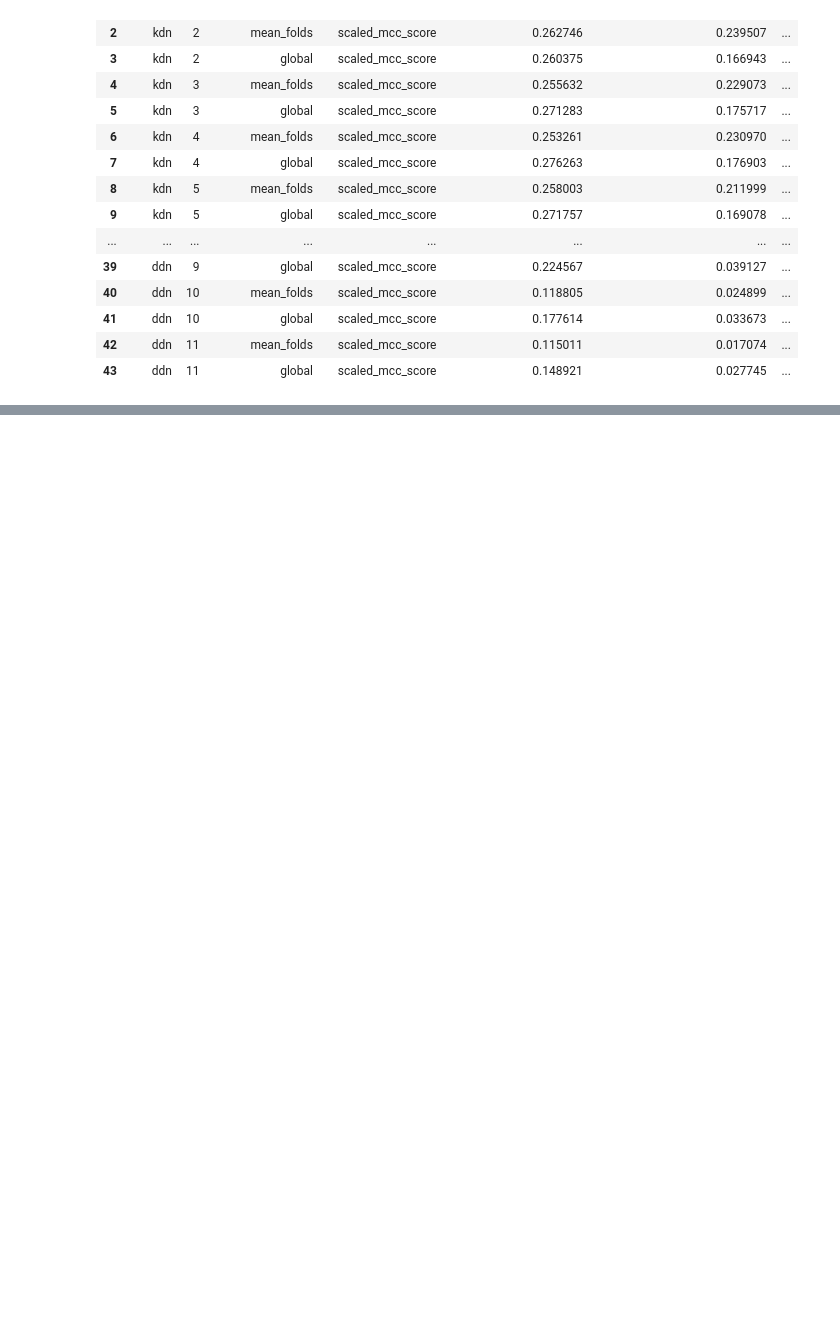
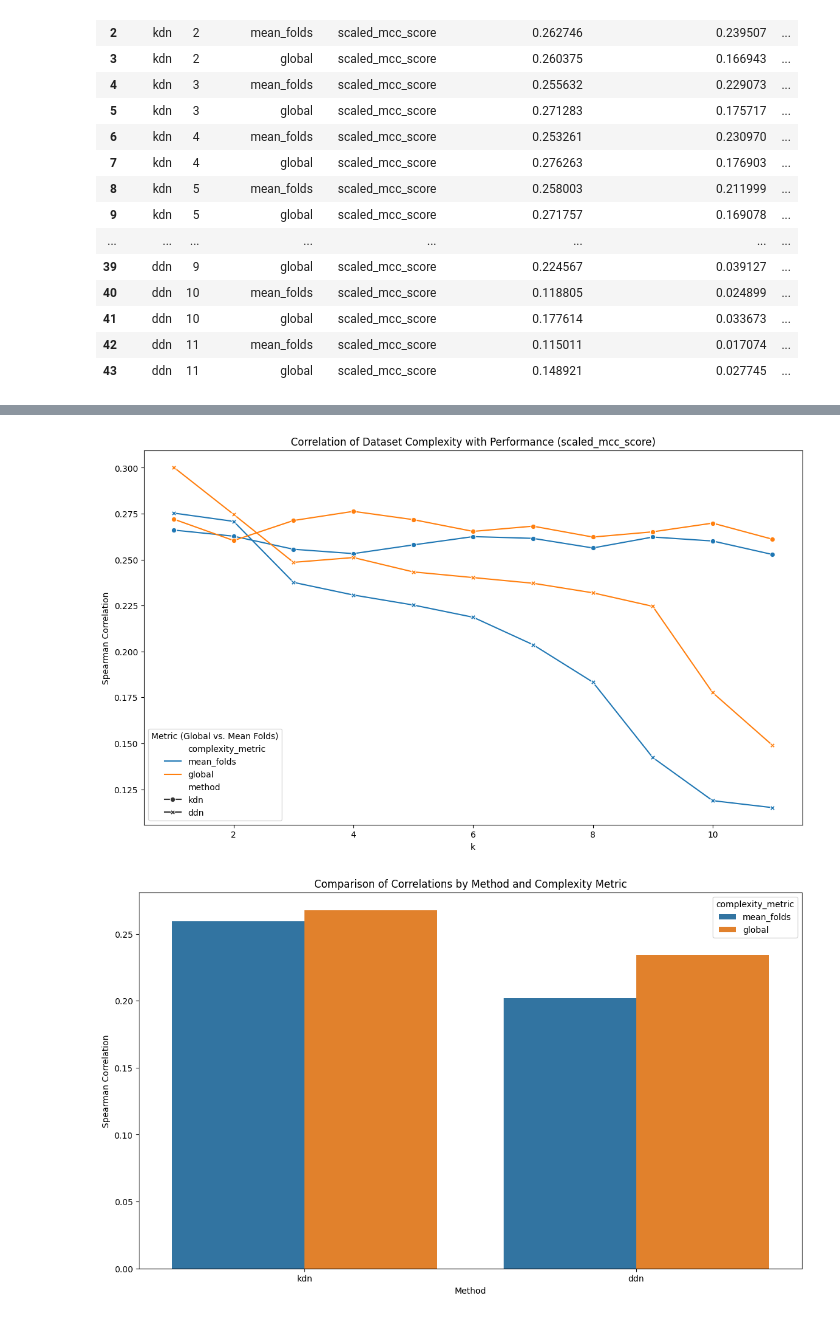
Before and after one commit to URJCDSLab/dynamic_disagreeing_neighbors, a Jupyter notebook: notebooks/k_sensitivity.ipynb, the cells around one changed output, grey strips where cells are left out. Saved outputs shown, nothing was run; the diff lists cells and outputs as text; code cells hidden in the pictures; blank space fills up the shorter version.

Commit message:
<ADD> In-depth analysis of correlations.

```diff
--- a/notebooks/k_sensitivity.ipynb
+++ b/notebooks/k_sensitivity.ipynb
@@ -90,0 +125,35 @@ correlation_results['scaled_mcc_score']
+# %%
+import matplotlib.pyplot as plt
+import seaborn as sns
+
+def plot_correlations(df):
+    # Gráfico de Líneas: Comparación de Correlaciones por k, method y complexity_metric
+    plt.figure(figsize=(14, 8))
+    sns.lineplot(data=df, x='k', y='corr_dataset_complexity', hue='complexity_metric', style='method', markers=True, dashes=False)
+    plt.title('Correlation of Dataset Complexity with Performance (scaled_mcc_score)')
+    plt.ylabel('Spearman Correlation')
+    plt.xlabel('k')
+    plt.legend(title='Metric (Global vs. Mean Folds)')
+    plt.show()
+
+    # Gráfico de Barras: Comparación por method y complexity_metric
+    plt.figure(figsize=(14, 8))
+    sns.barplot(data=df, x='method', y='corr_dataset_complexity', hue='complexity_metric', ci=None)
+    plt.title('Comparison of Correlations by Method and Complexity Metric')
+    plt.ylabel('Spearman Correlation')
+    plt.xlabel('Method')
+    plt.show()
+
+    # Gráfico de Calor: Heatmap para visualizar las correlaciones
+    pivot_table = df.pivot_table(index=['k', 'method'], columns='complexity_metric', values='corr_dataset_complexity')
+    plt.figure(figsize=(12, 10))
+    sns.heatmap(pivot_table, annot=True, cmap='coolwarm', center=0)
+    plt.title('Heatmap of Correlations by Method, k, and Complexity Metric')
+    plt.ylabel('k')
+    plt.show()
+
+# Llamada a la función para generar gráficos
+plot_correlations(correlation_results['scaled_mcc_score'])
+# %% [output]
+[figure, added]
+[figure, added]
```
Also changed, not shown: parts of 3 cells of this notebook.
